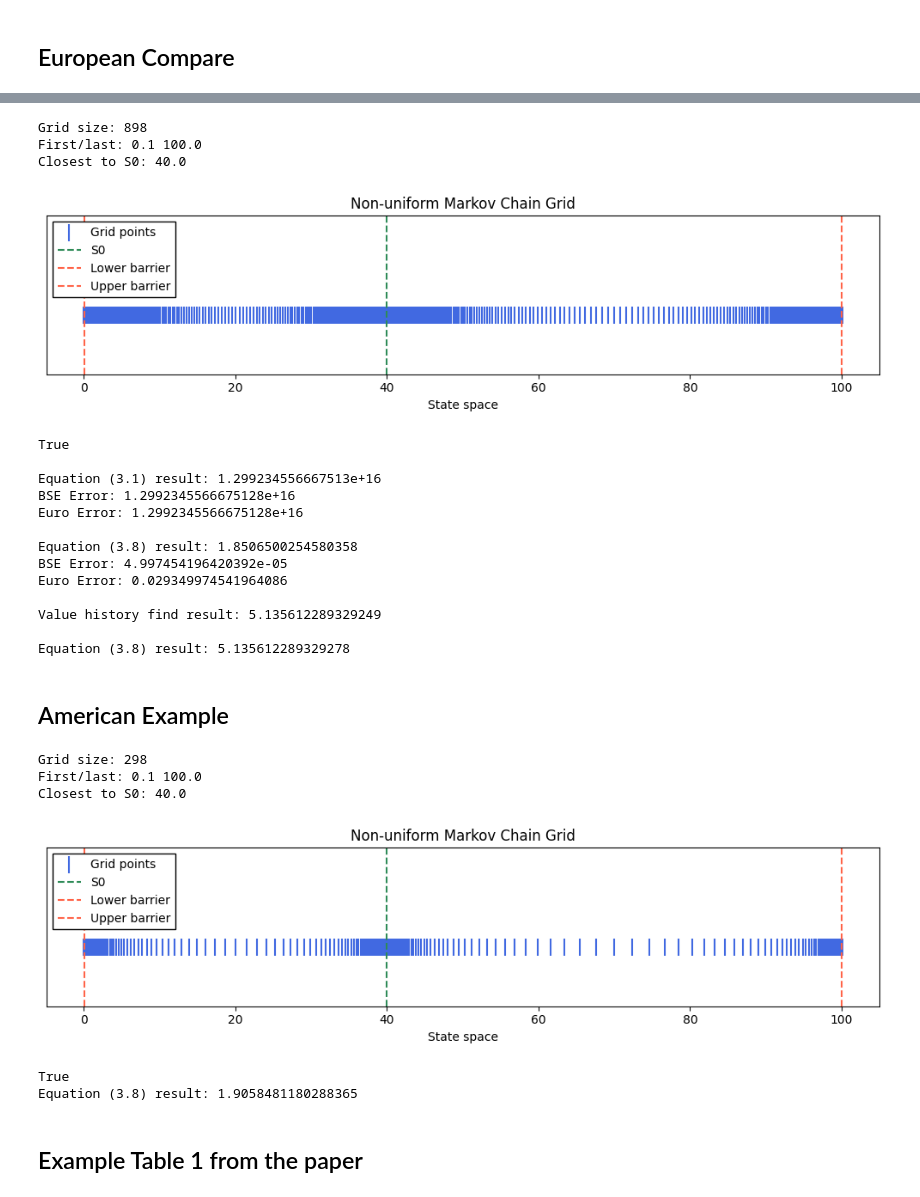
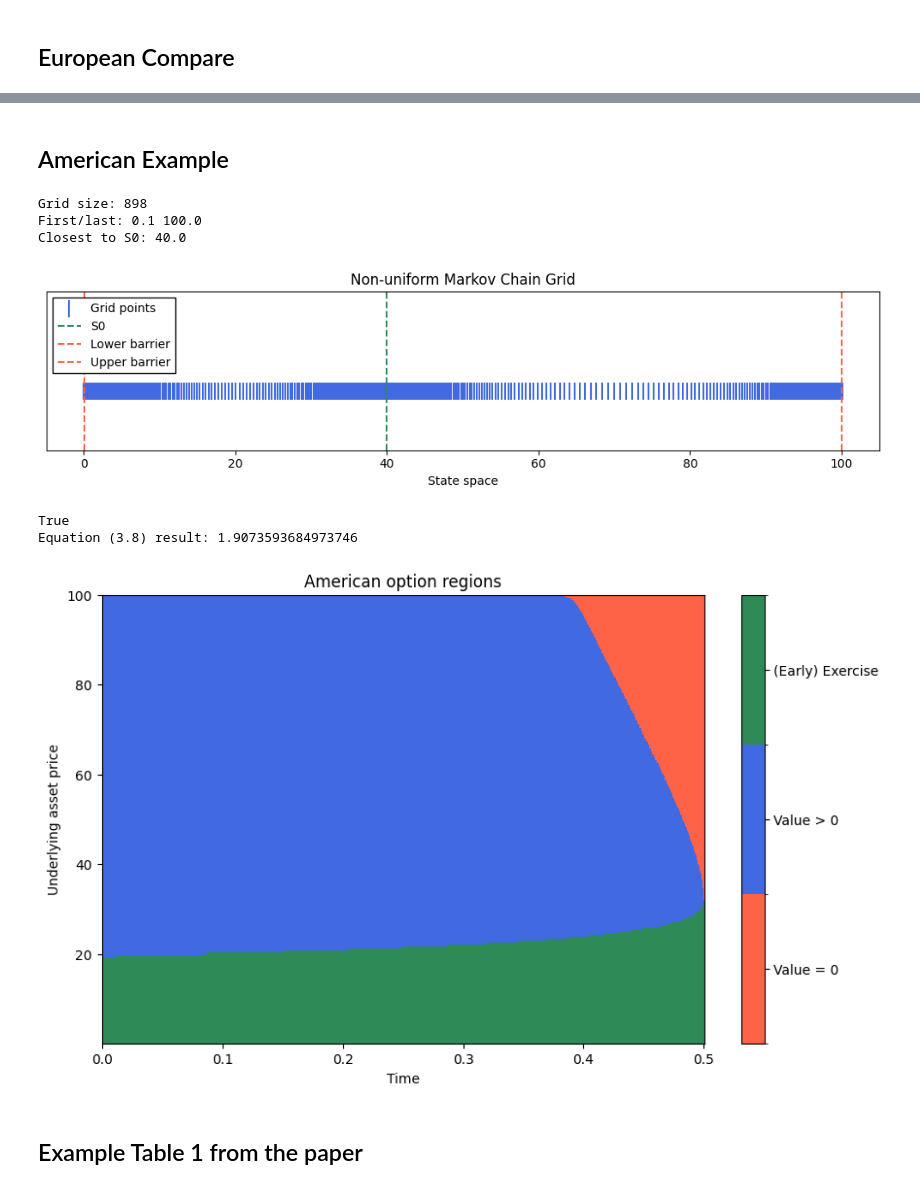
Before and after one commit to heavy-t/MMATH_Project, a Jupyter notebook: Markov.ipynb, the cells around one changed output, grey strips where cells are left out. Cells and saved outputs as stored; diff of their text form; code cells hidden in the pictures.

```diff
--- a/Markov.ipynb
+++ b/Markov.ipynb
@@ -510,100 +635,41 @@ Euro Error: 0.03326174392309089
-# %%
-S0, E, r, T, style, sigma, d = 40.0, 32, 0.1, 0.5, "European", 0.54202, 0
-BSE ,Euro_30_bin = 1.8507 , 1.88
-l,u = 0.11, 99.999
-
-G = build_nonuniform_grid(
-    S0=S0, l=l, u=u,
-    x_min=0.1, x_max=100,
-    N1=300, N2=300, N3=300,
-    d1_minus=20, d1_plus=1.0,
-    d2_minus=1.0,   d2_plus=1.0,
-    d3_minus=1.0,   d3_plus=20,
-)
-
-print("Grid size:", len(G))
-print("First/last:", G[0], G[-1])
-print("Closest to S0:", G[np.argmin(np.abs(G - S0))])
-
-plot_grid(G, S0=S0, l=l, u=u)
-
-#Generator Building
-Lambda = build_generator(G, r, d, sigma)
-print(np.all(build_jump_generator(G) == 0))
-
-#Equation (3.1)
-result = european_put_value(Lambda, G, E, T, r,S0)
-print("\nEquation (3.1) result:", result["option_price"])
-print("BSE Error:", abs(result["option_price"] - BSE),
-      "\nEuro Error:", abs(result["option_price"] - Euro_30_bin))
-
-#Equation (3.8)
-result = theorem_3_8_value(Lambda, G, l, u, r, T, E,S0,style)
-print("\nEquation (3.8) result:", result["option_price"])
-print("BSE Error:", abs(result["option_price"] - BSE),
-      "\nEuro Error:", abs(result["option_price"] - Euro_30_bin))
-
-
-value_at_dt=result["value_history"]
-result = value_history_find(28, 500, value_at_dt, G)
-print("\nValue history find result:", result)
-
-result = theorem_3_8_value(Lambda, G, l, u, r, 0.25, E,28,style)
-print("\nEquation (3.8) result:", result["option_price"])
-# %% [output]
-Grid size: 898
-First/last: 0.1 100.0
-Closest to S0: 40.0
-[figure, removed]
-True
-
-Equation (3.1) result: 1.299234556667513e+16
-BSE Error: 1.2992345566675128e+16
-Euro Error: 1.2992345566675128e+16
-
-Equation (3.8) result: 1.8506500254580358
-BSE Error: 4.997454196420392e-05
-Euro Error: 0.029349974541964086
-
-Value history find result: 5.135612289329249
-
-Equation (3.8) result: 5.135612289329278
 # %% [markdown]
 ## American Example
 # %%
 S0, E, r, T, sigma, d, style = 40.0, 32, 0.1, 0.5, 0.54202, 0, "American"
-BSE ,Euro_30_bin = 1.8507 , 1.88
 l,u = 0.11, 99.999
 
 G = build_nonuniform_grid(
     S0=S0, l=l, u=u,
     x_min=0.1, x_max=100,
-    N1=100, N2=100, N3=100,
+    N1=300, N2=300, N3=300,
     d1_minus=20, d1_plus=1.0,
     d2_minus=1.0,   d2_plus=1.0,
     d3_minus=1.0,   d3_plus=20,
 )
 
 print("Grid size:", len(G))
 print("First/last:", G[0], G[-1])
 print("Closest to S0:", G[np.argmin(np.abs(G - S0))])
 
 plot_grid(G, S0=S0, l=l, u=u)
 
 #Generator Building
 Lambda = build_generator(G, r, d, sigma)
 print(np.all(build_jump_generator(G) == 0))
 
 #Equation (3.8)
 result = theorem_3_8_value(Lambda, G, l, u, r, T, E,S0,style)
 print("Equation (3.8) result:", result["option_price"])
+
+plot_option_regions(result)
 # %% [output]
-Grid size: 298
+Grid size: 898
 First/last: 0.1 100.0
 Closest to S0: 40.0
-[figure, old version]
+[figure, new version]
 True
-Equation (3.8) result: 1.9058481180288365
+Equation (3.8) result: 1.9073593684973746
+[figure, added]
 # %% [markdown]
 ## Example Table 1 from the paper
 # %%
```
Also changed, not shown: parts of 4 cells of this notebook, 1 other file.
